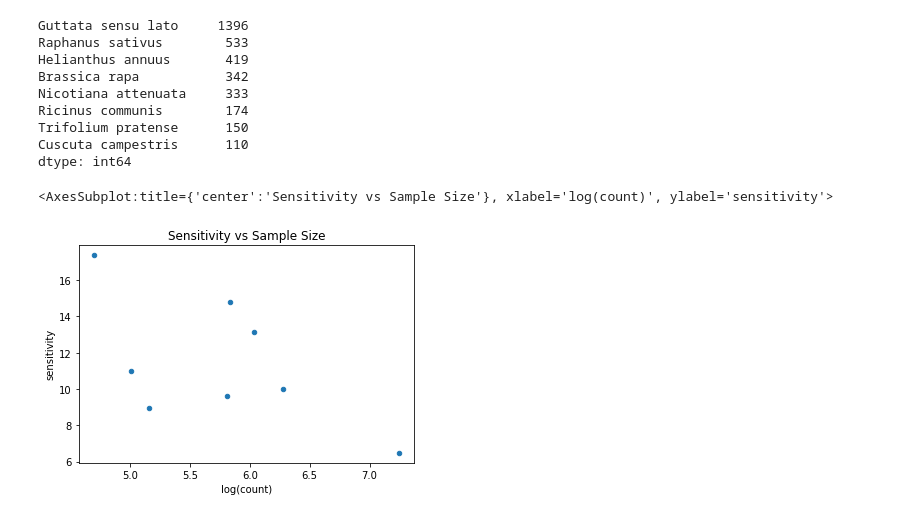
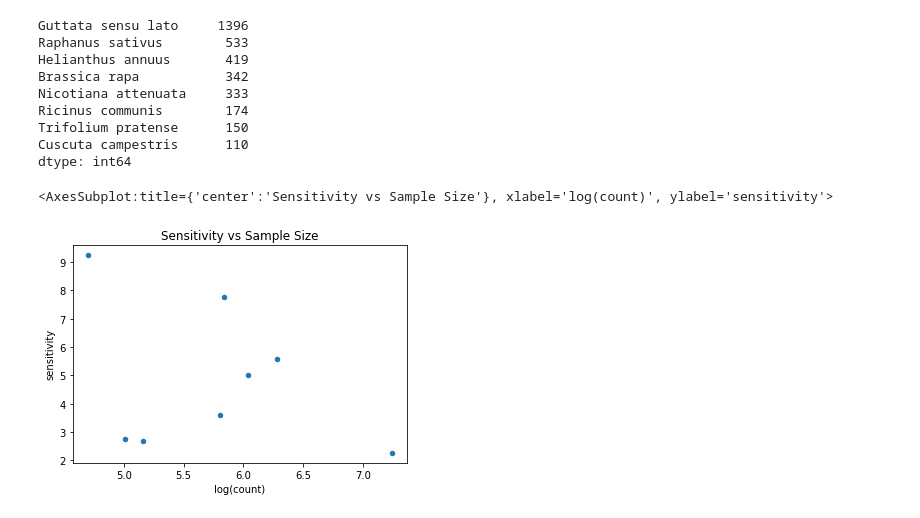
Before and after one commit to jackson-waschura/CSC488-Plant-Phenology, a Jupyter notebook: ChangeInPhenology.ipynb, the cells around one changed output. Cells and saved outputs as stored; diff of their text form; code cells hidden in the pictures.

```diff
--- a/ChangeInPhenology.ipynb
+++ b/ChangeInPhenology.ipynb
@@ -125,0 +291,39 @@ for sp, subset in subsets.items():
+# %%
+window = 4
+
+for sp, subset in subsets.items():
+    subset = subset[["year", "startDayOfYear", "flowering"]].dropna()
+    avg_month_flower = []
+    high_CI = []
+    low_CI = []
+    avg_month_years = []
+    years = []
+    if len(subset) < 100:
+        continue
+    else:
+        print(sp, len(subset), flush=True)
+    for center_yr in tqdm(range(subset["year"].min(), subset["year"].max()+1)):
+        considered = subset.loc[(abs(subset["year"] - center_yr) <= window)].drop("year", axis=1)
+        flowering_days = considered.loc[considered["flowering"]==1, "startDayOfYear"]
+        if len(flowering_days) < 1:
+            continue
+        mean_flowering_day = flowering_days.mean()
+        avg_month_flower.append(mean_flowering_day)
+        high_CI.append(mean_flowering_day + flowering_days.std()/np.sqrt(len(flowering_days)))
+        low_CI.append(mean_flowering_day - flowering_days.std()/np.sqrt(len(flowering_days)))
+        avg_month_years.append(center_yr)
+    avg_month_flower = np.array(avg_month_flower)
+    avg_month_years = np.array(avg_month_years)
+    years = np.array(years)
+    lr = LinearRegression()
+    lr.fit(avg_month_years.reshape(-1,1), avg_month_flower)
+    R_squared = lr.score(avg_month_years.reshape(-1,1), avg_month_flower)
+    preds = lr.predict(avg_month_years.reshape(-1,1))
+    plt.scatter(avg_month_years.reshape(-1,1), avg_month_flower)
+    plt.plot(avg_month_years, preds, label="Regression")
+    plt.title(sp)
+    plt.show()
+    print("R squared:", R_squared)
+    print("MFT:", subset["startDayOfYear"].mean())
+    print("Change in MFT 1895-2020:", lr.predict([[2020]]) - lr.predict([[1895]]))
+    print("Change in MFT 1920-2020:", lr.predict([[2020]]) - lr.predict([[1920]]))
@@ -197,7 +435,9 @@ plt.show()
 # %% [output]
 [figure]
 # %%
-climate_var_bases = ["tmax_", "tmin_", "tmean_", "ppt_"]
+climate_var_bases = ["tmax_", "tmin_", "tmean_"]
 climate_vars = [c for c in cch2.columns if any([c.startswith(v) for v in climate_var_bases])]
 print(len(climate_vars))
+climate_vars = [c for c in climate_vars if "at_collection" not in c]
+print(len(climate_vars))
 # %% [output]
@@ -365,7 +541,7 @@ Trifolium pratense      150
 Cuscuta campestris      110
 dtype: int64
 # %%
-pd.DataFrame({"sensitivity":abs(score_df).max(axis=1), "log(count)":np.log(species_counts)}).plot.scatter("log(count)", "sensitivity", title="Sensitivity vs Sample Size")
+pd.DataFrame({"sensitivity":abs(score_df).mean(axis=1), "log(count)":np.log(species_counts)}).plot.scatter("log(count)", "sensitivity", title="Sensitivity vs Sample Size")
 # %% [output]
 <AxesSubplot:title={'center':'Sensitivity vs Sample Size'}, xlabel='log(count)', ylabel='sensitivity'>
-[figure, old version]
+[figure, new version]
```
Also changed, not shown: parts of 18 cells of this notebook, 3 other files.
